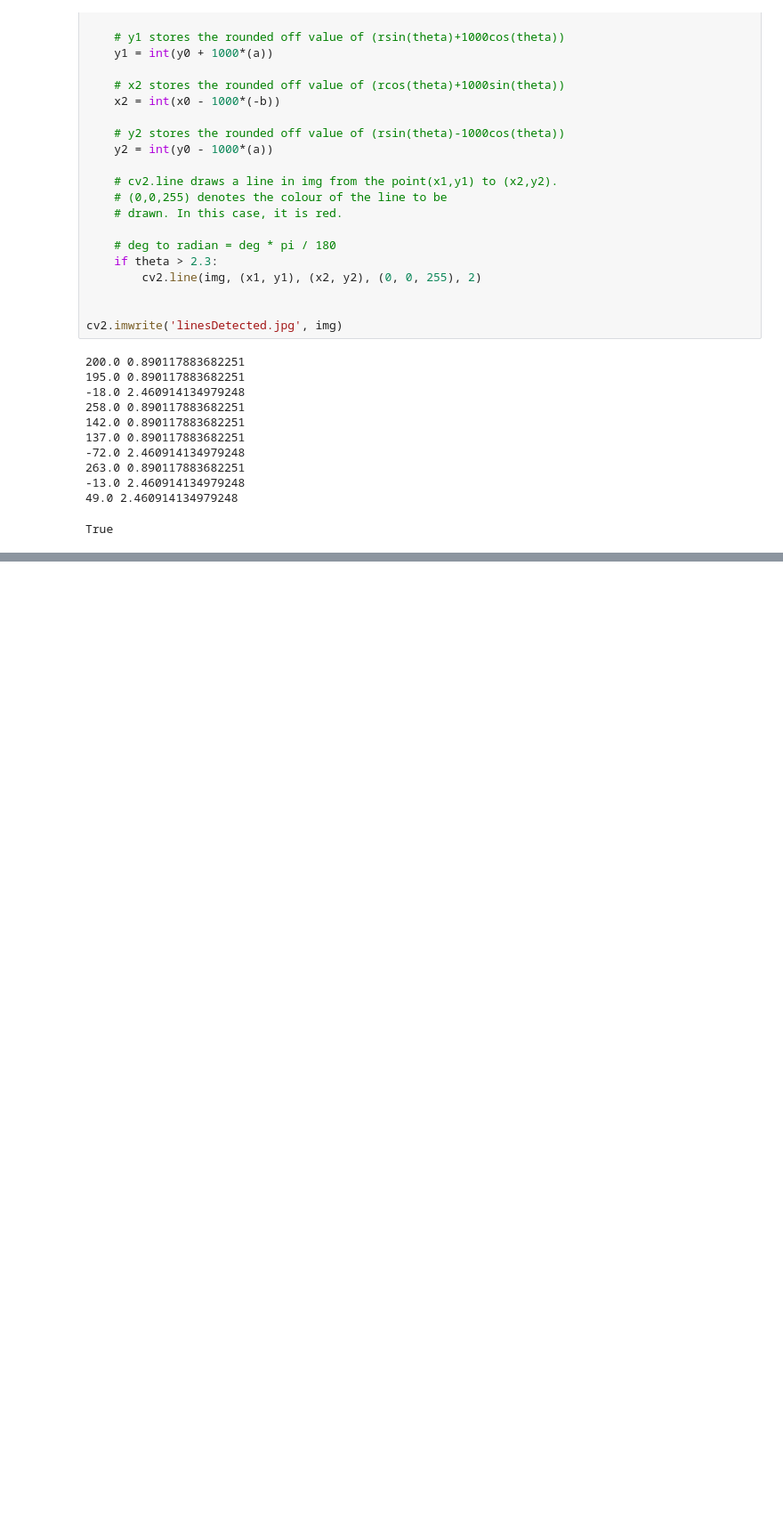
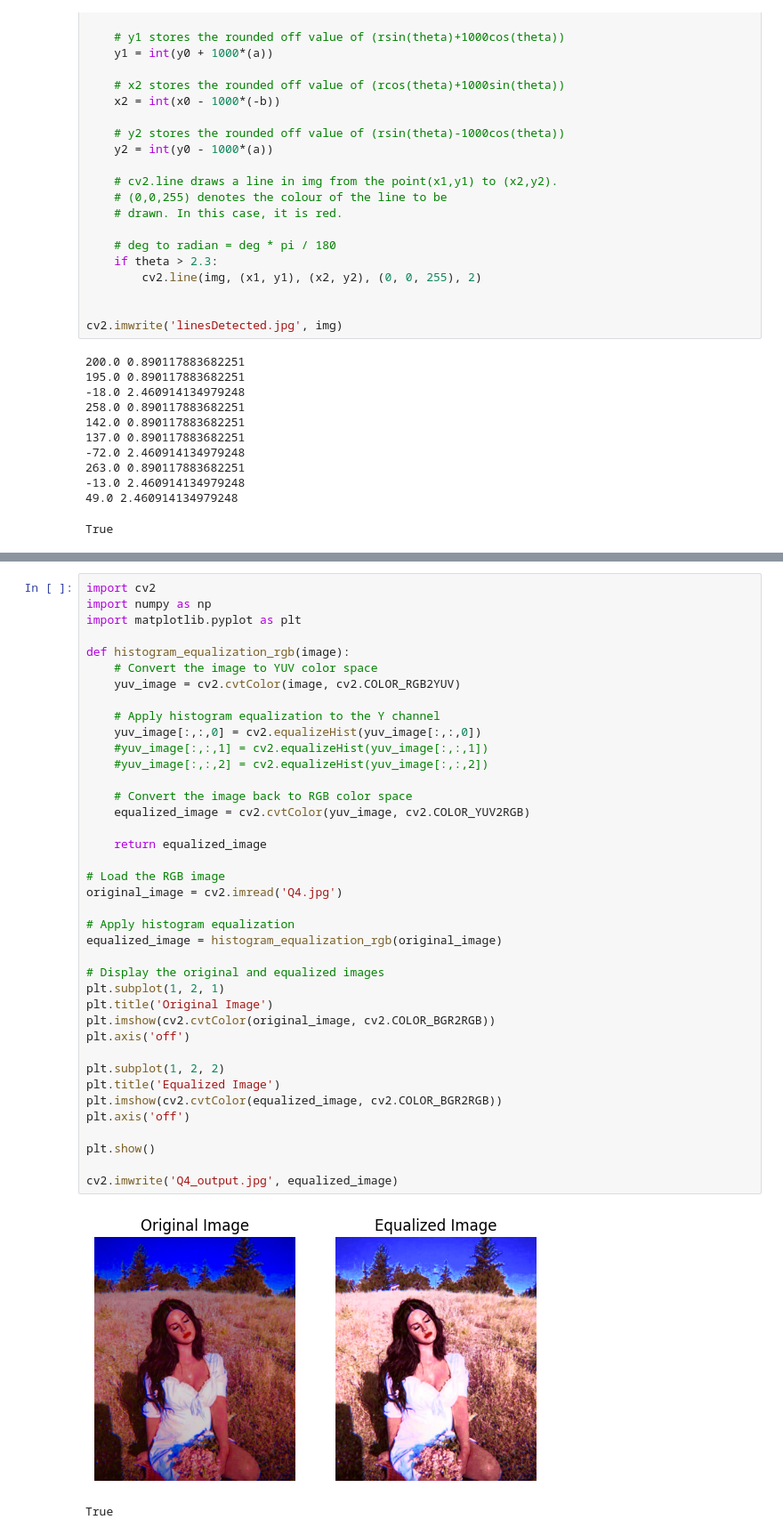
Before and after one commit to Ahmed-Hodhod/Grades-Sheet-OCR, a Jupyter notebook: Lab_Exam/ModelB/labB.ipynb, the cells around one changed output, grey strips where cells are left out. Shown at 89% size. Saved outputs shown, nothing was run; the diff lists cells and outputs as text; blank space fills up the shorter version.

```diff
--- a/Lab_Exam/ModelB/labB.ipynb
+++ b/Lab_Exam/ModelB/labB.ipynb
@@ -132,0 +192,42 @@ plt.show()
+# %%
+import cv2
+import numpy as np
+import matplotlib.pyplot as plt
+
+def histogram_equalization_rgb(image):
+    # Convert the image to YUV color space
+    yuv_image = cv2.cvtColor(image, cv2.COLOR_RGB2YUV)
+
+    # Apply histogram equalization to the Y channel
+    yuv_image[:,:,0] = cv2.equalizeHist(yuv_image[:,:,0])
+    #yuv_image[:,:,1] = cv2.equalizeHist(yuv_image[:,:,1])
+    #yuv_image[:,:,2] = cv2.equalizeHist(yuv_image[:,:,2])
+
+    # Convert the image back to RGB color space
+    equalized_image = cv2.cvtColor(yuv_image, cv2.COLOR_YUV2RGB)
+
+    return equalized_image
+
+# Load the RGB image
+original_image = cv2.imread('Q4.jpg')
+
+# Apply histogram equalization
+equalized_image = histogram_equalization_rgb(original_image)
+
+# Display the original and equalized images
+plt.subplot(1, 2, 1)
+plt.title('Original Image')
+plt.imshow(cv2.cvtColor(original_image, cv2.COLOR_BGR2RGB))
+plt.axis('off')
+
+plt.subplot(1, 2, 2)
+plt.title('Equalized Image')
+plt.imshow(cv2.cvtColor(equalized_image, cv2.COLOR_BGR2RGB))
+plt.axis('off')
+
+plt.show()
+
+cv2.imwrite('Q4_output.jpg', equalized_image)
+# %% [output]
+[figure, added]
+True
```
Also changed, not shown: parts of 5 cells of this notebook, 5 other files.
